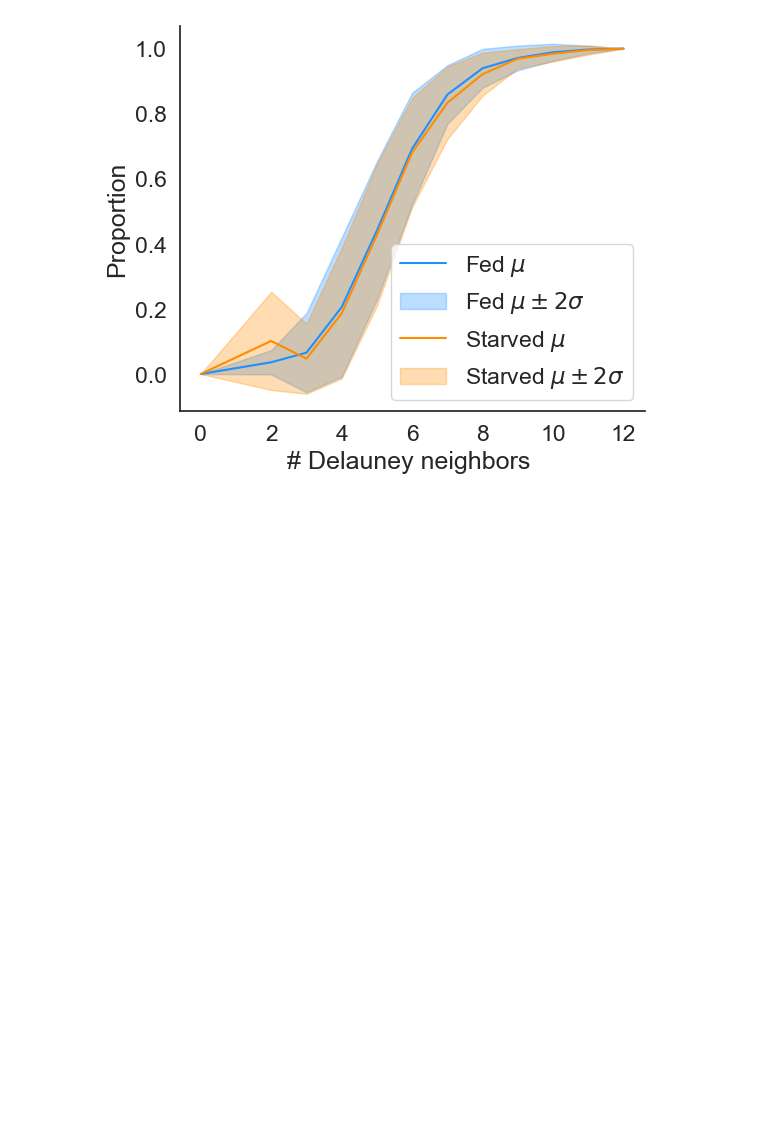
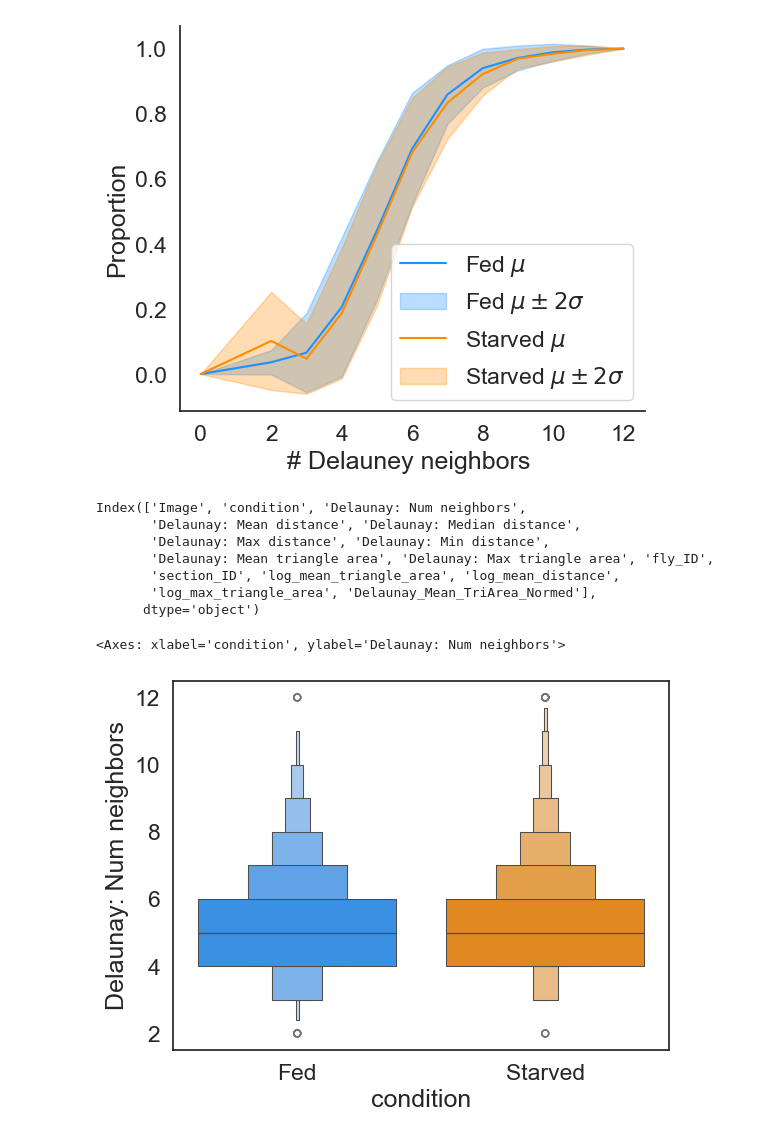
Before and after one commit to McCallLabBU/hemocyte_recruitment_image_quantification, a Jupyter notebook: code/exploratory_analysis_midsections.ipynb, the cells around one changed output. Saved outputs shown, nothing was run; the diff lists cells and outputs as text; code cells hidden in the pictures; blank space fills up the shorter version.

```diff
--- a/code/exploratory_analysis_midsections.ipynb
+++ b/code/exploratory_analysis_midsections.ipynb
@@ -687,3 +721,16 @@ ax.legend(['Fed $\mu$','Fed $\mu \pm 2\sigma$' , 'Starved $\mu$','Starved $\mu \
 # %% [output]
 <matplotlib.legend.Legend at 0x...>
 [figure]
+# %%
+print(delauney_metrics.columns)
+sns.boxenplot(data=delauney_metrics,y='Delaunay: Num neighbors',x='condition',palette=color_scheme)
+# %% [output]
+Index(['Image', 'condition', 'Delaunay: Num neighbors',
+       'Delaunay: Mean distance', 'Delaunay: Median distance',
+       'Delaunay: Max distance', 'Delaunay: Min distance',
+       'Delaunay: Mean triangle area', 'Delaunay: Max triangle area', 'fly_ID',
+       'section_ID', 'log_mean_triangle_area', 'log_mean_distance',
+       'log_max_triangle_area', 'Delaunay_Mean_TriArea_Normed'],
+      dtype='object')
+<Axes: xlabel='condition', ylabel='Delaunay: Num neighbors'>
+[figure, added]
```
Also changed, not shown: parts of 5 cells of this notebook.
